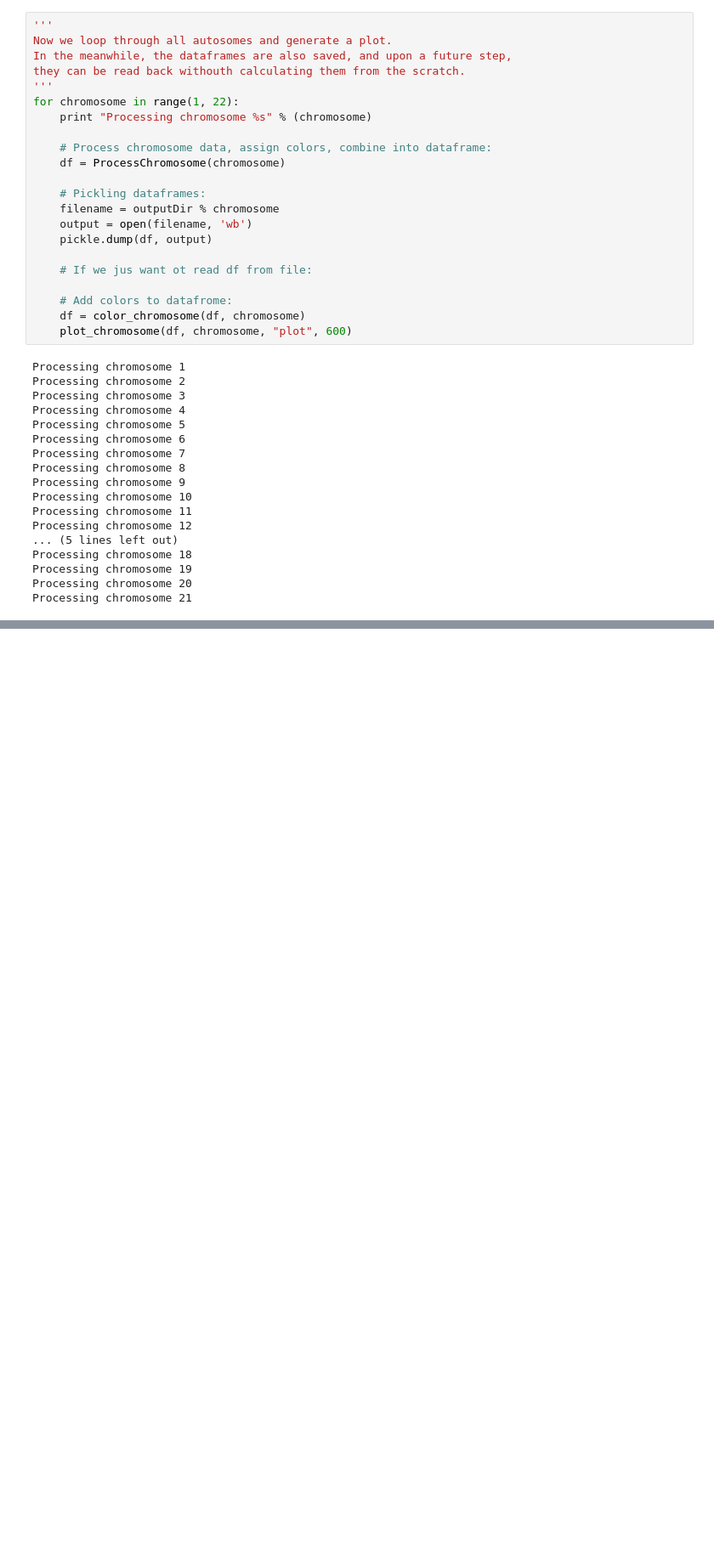
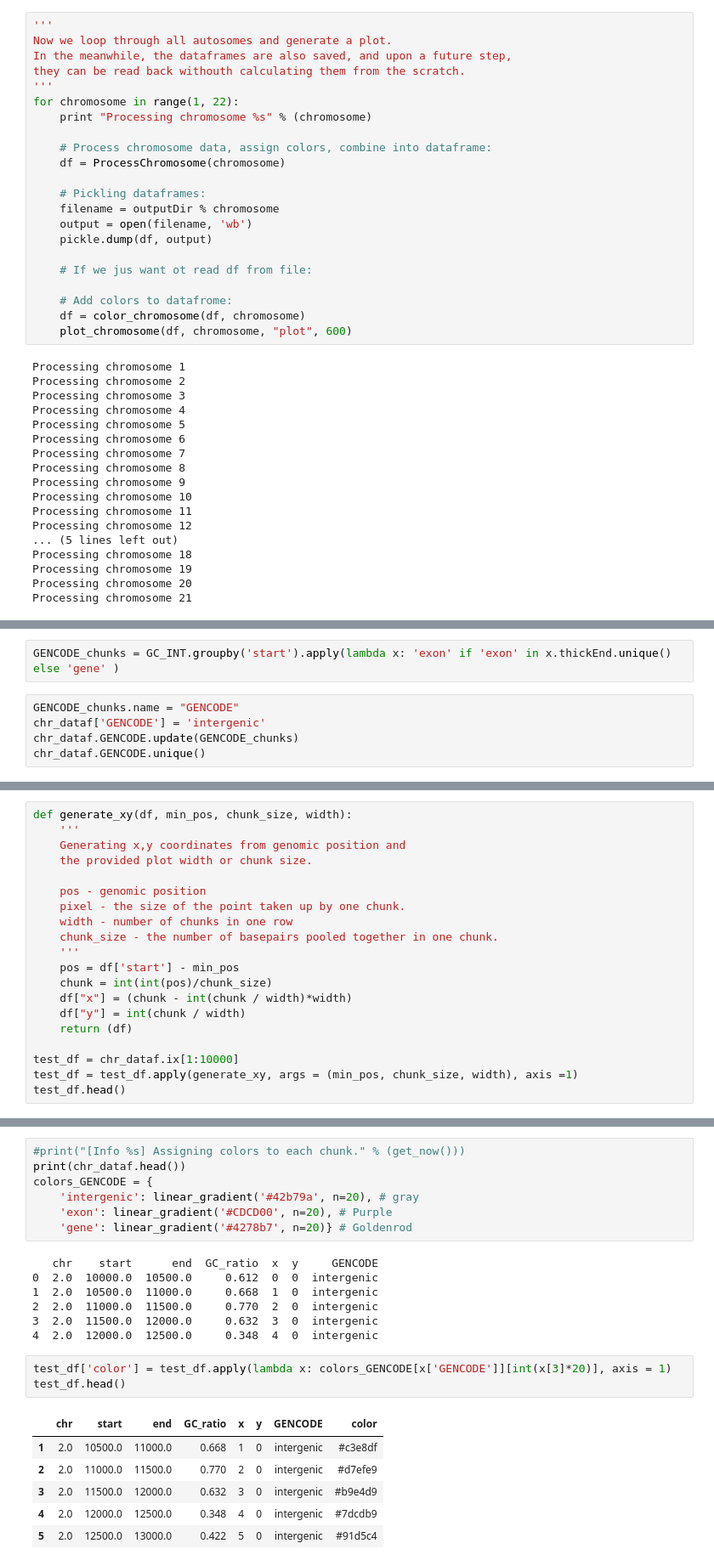
Before and after one commit to DSuveges/GenomePlotter, a Jupyter notebook: Genome_Plotter_v2.0.ipynb, the cells around one changed output, grey strips where cells are left out. Shown at 85% size. Drawn from its saved outputs; the diff is of its cells as text; blank space fills up the shorter version.

```diff
--- a/Genome_Plotter_v2.0.ipynb
+++ b/Genome_Plotter_v2.0.ipynb
@@ -482,0 +856,7 @@ Processing chromosome 21
+# %%
+GENCODE_chunks = GC_INT.groupby('start').apply(lambda x: 'exon' if 'exon' in x.thickEnd.unique() else 'gene' )
+# %%
+GENCODE_chunks.name = "GENCODE"
+chr_dataf['GENCODE'] = 'intergenic'
+chr_dataf.GENCODE.update(GENCODE_chunks)
+chr_dataf.GENCODE.unique()
@@ -482,0 +865,20 @@ Processing chromosome 21
+# %%
+def generate_xy(df, min_pos, chunk_size, width):
+    '''
+    Generating x,y coordinates from genomic position and
+    the provided plot width or chunk size.
+
+    pos - genomic position
+    pixel - the size of the point taken up by one chunk.
+    width - number of chunks in one row
+    chunk_size - the number of basepairs pooled together in one chunk.
+    '''
+    pos = df['start'] - min_pos
+    chunk = int(int(pos)/chunk_size)
+    df["x"] = (chunk - int(chunk / width)*width)
+    df["y"] = int(chunk / width)
+    return (df)
+
+test_df = chr_dataf.ix[1:10000]
+test_df = test_df.apply(generate_xy, args = (min_pos, chunk_size, width), axis =1)
+test_df.head()
@@ -482,0 +892,24 @@ Processing chromosome 21
+# %%
+#print("[Info %s] Assigning colors to each chunk." % (get_now()))
+print(chr_dataf.head())
+colors_GENCODE = {
+    'intergenic': linear_gradient('#42b79a', n=20), # gray
+    'exon': linear_gradient('#CDCD00', n=20), # Purple
+    'gene': linear_gradient('#4278b7', n=20)} # Goldenrod
+# %% [output]
+   chr    start      end  GC_ratio  x  y     GENCODE
+0  2.0  10000.0  10500.0     0.612  0  0  intergenic
+1  2.0  10500.0  11000.0     0.668  1  0  intergenic
+2  2.0  11000.0  11500.0     0.770  2  0  intergenic
+3  2.0  11500.0  12000.0     0.632  3  0  intergenic
+4  2.0  12000.0  12500.0     0.348  4  0  intergenic
+# %%
+test_df['color'] = test_df.apply(lambda x: colors_GENCODE[x['GENCODE']][int(x[3]*20)], axis = 1)
+test_df.head()
+# %% [output]
+|  | chr | start | end | GC_ratio | x | y | GENCODE | color |
+| 1 | 2.0 | 10500.0 | 11000.0 | 0.668 | 1 | 0 | intergenic | #c3e8df |
+| 2 | 2.0 | 11000.0 | 11500.0 | 0.770 | 2 | 0 | intergenic | #d7efe9 |
+| 3 | 2.0 | 11500.0 | 12000.0 | 0.632 | 3 | 0 | intergenic | #b9e4d9 |
+| 4 | 2.0 | 12000.0 | 12500.0 | 0.348 | 4 | 0 | intergenic | #7dcdb9 |
+| 5 | 2.0 | 12500.0 | 13000.0 | 0.422 | 5 | 0 | intergenic | #91d5c4 |
```
Also changed, not shown: parts of 27 cells of this notebook, 9 other files.
